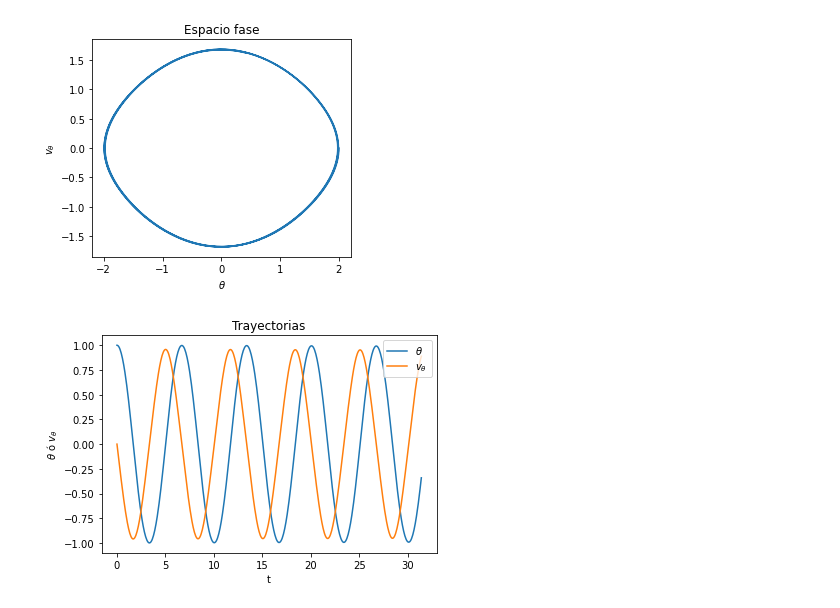
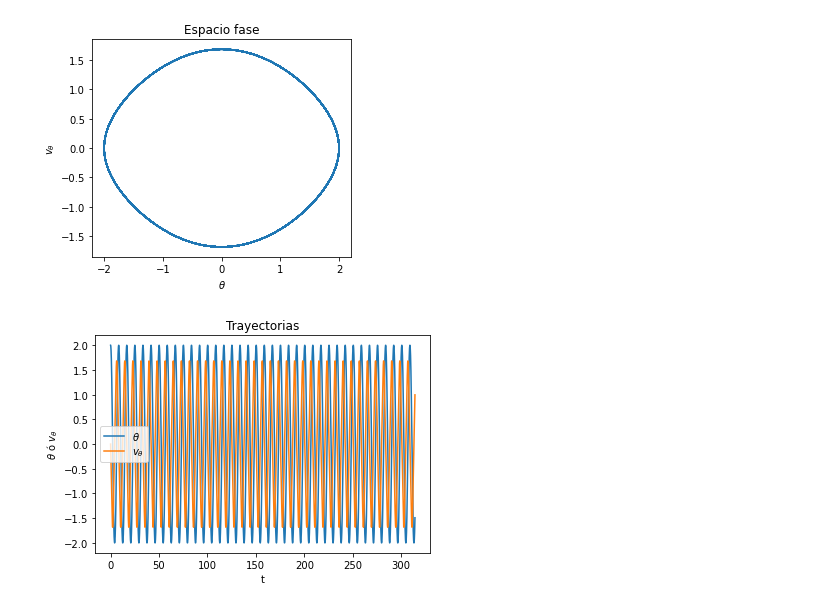
Before and after one commit to richmf/Fisica-Computacional-clases, a Jupyter notebook: Mapeo1.ipynb, the cells around one changed output. Cells and saved outputs as stored; diff of their text form; code cells hidden in the pictures.

```diff
--- a/Mapeo1.ipynb
+++ b/Mapeo1.ipynb
@@ -22,0 +10,12 @@ th_vth.t,len(th_vth.t)
+# %%
+intervalo = (0,100*pi)
+ci = [2,0]
+Ei = E_pendulo(ci)
+print('Energía inicial:',Ei)
+th_vth = solve_ivp(pendulo,intervalo,ci,atol=1e-8,rtol=1e-8,dense_output=True)
+Ef = E_pendulo([th_vth.y[0][-1],th_vth.y[1][-1]])
+print('Energía final:',Ef,'\t Num. puntos de integración: ' ,len(th_vth.t) )
+err_E = abs(Ef-Ei)/Ei
+err_E_p = 100*abs(Ef-Ei)/Ei
+print('Error en la Energía: ', err_E)
+print('Error porcentual de la Energía: ',err_E_p)
@@ -23,5 +27,5 @@ th_vth.t,len(th_vth.t)
 # %%
-t = linspace(intervalo[0],intervalo[-1],500)
+t = linspace(intervalo[0],intervalo[-1],15000)
 esp_fase = th_vth.sol(t)
 title(r'Espacio fase')
 plot(esp_fase[0],esp_fase[1])
@@ -31,14 +35,12 @@ show()
 # %% [output]
 [figure]
 # %%
-t = linspace(intervalo[0],intervalo[-1],500)
-esp_fase = th_vth.sol(t)
 title(r'Trayectorias')
 plot(t,esp_fase[0],label=r'$\theta$')
 plot(t,esp_fase[1],label=r'$v_{\theta}$')
 xlabel(r't'),ylabel(r'$\theta$ ó $v_{\theta}$')
 legend()
 #gca().set_aspect('equal')
 show()
 # %% [output]
-[figure, old version]
+[figure, new version]
```
Also changed, not shown: parts of 3 cells of this notebook.
